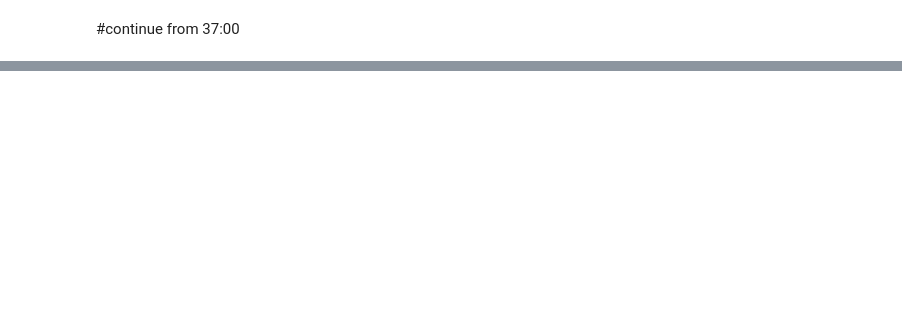
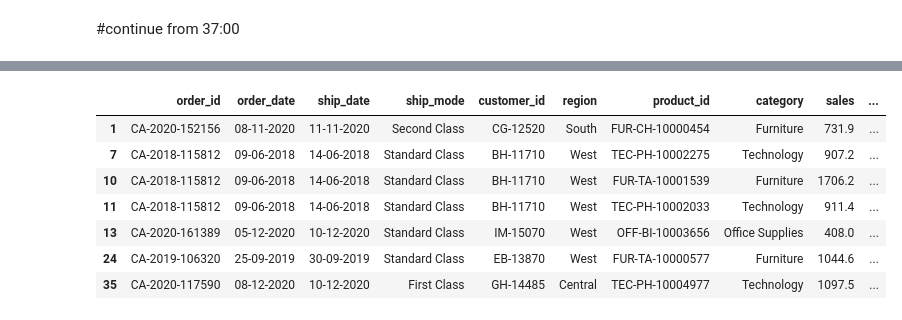
Before and after one commit to pranav444444/Revisiting-Pandas-and-Sql, a Jupyter notebook: pandas/revision_1.ipynb, the cells around one changed output, grey strips where cells are left out. Saved outputs shown, nothing was run; the diff lists cells and outputs as text; code cells hidden in the pictures; blank space fills up the shorter version.

```diff
--- a/pandas/revision_1.ipynb
+++ b/pandas/revision_1.ipynb
@@ -442,0 +717,2 @@ df.head()
+# %%
+df.loc[df['profit']<=0,'profit_flag']=0
@@ -442,0 +732,4 @@ df.head()
+# %%
+#first make a new column
+df['profit_in_words']='loss'
+df.head()
@@ -442,0 +743,3 @@ df.head()
+# %%
+df.loc[(df['profit']>0) & (df['profit']<=50),'profit_in_words']='low profit'
+df.head()
@@ -442,0 +753,3 @@ df.head()
+# %%
+df.loc[df['profit']>50,'profit_in_words']='high profit'
+df
@@ -442,0 +774,11 @@ df.head()
+# %%
+df[df['profit_in_words']=='high profit']
+# %% [output]
+|  | order_id | order_date | ship_date | ship_mode | customer_id | region | product_id | category | sales | ... |
+| 1 | CA-2020-152156 | 08-11-2020 | 11-11-2020 | Second Class | CG-12520 | South | FUR-CH-10000454 | Furniture | 731.9 | ... |
+| 7 | CA-2018-115812 | 09-06-2018 | 14-06-2018 | Standard Class | BH-11710 | West | TEC-PH-10002275 | Technology | 907.2 | ... |
+| 10 | CA-2018-115812 | 09-06-2018 | 14-06-2018 | Standard Class | BH-11710 | West | FUR-TA-10001539 | Furniture | 1706.2 | ... |
+| 11 | CA-2018-115812 | 09-06-2018 | 14-06-2018 | Standard Class | BH-11710 | West | TEC-PH-10002033 | Technology | 911.4 | ... |
+| 13 | CA-2020-161389 | 05-12-2020 | 10-12-2020 | Standard Class | IM-15070 | West | OFF-BI-10003656 | Office Supplies | 408.0 | ... |
+| 24 | CA-2019-106320 | 25-09-2019 | 30-09-2019 | Standard Class | EB-13870 | West | FUR-TA-10000577 | Furniture | 1044.6 | ... |
+| 35 | CA-2020-117590 | 08-12-2020 | 10-12-2020 | First Class | GH-14485 | Central | TEC-PH-10004977 | Technology | 1097.5 | ... |
```
Also changed, not shown: parts of 35 cells of this notebook.
